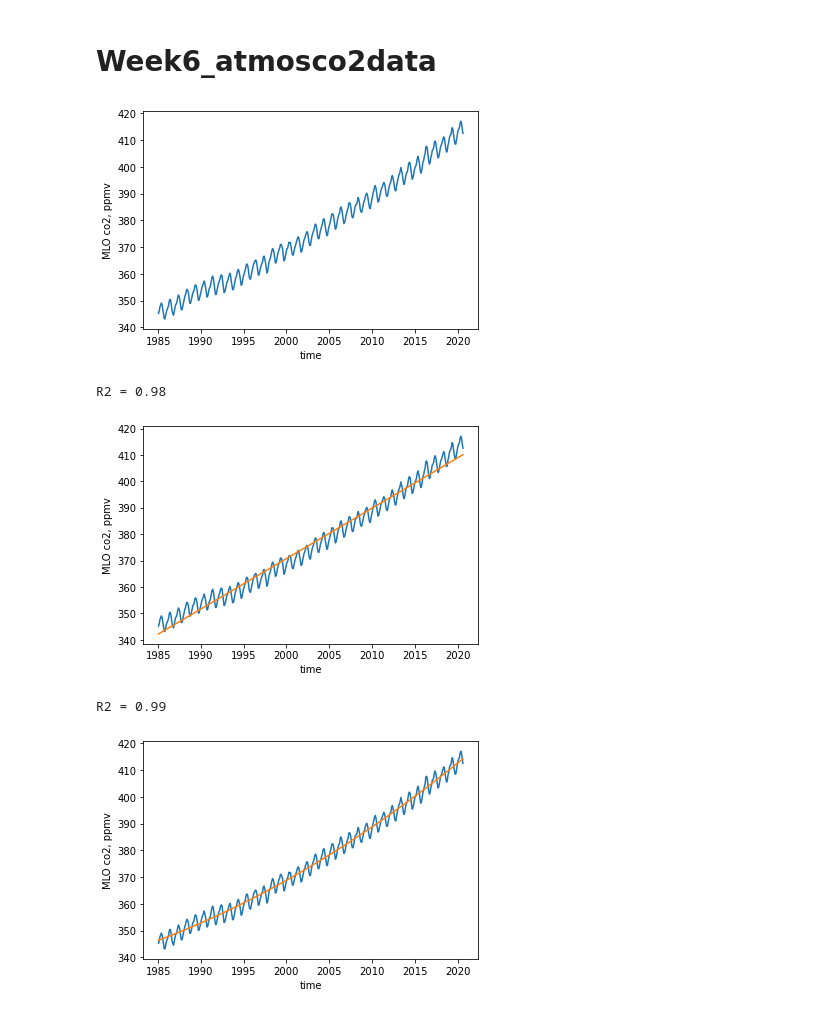
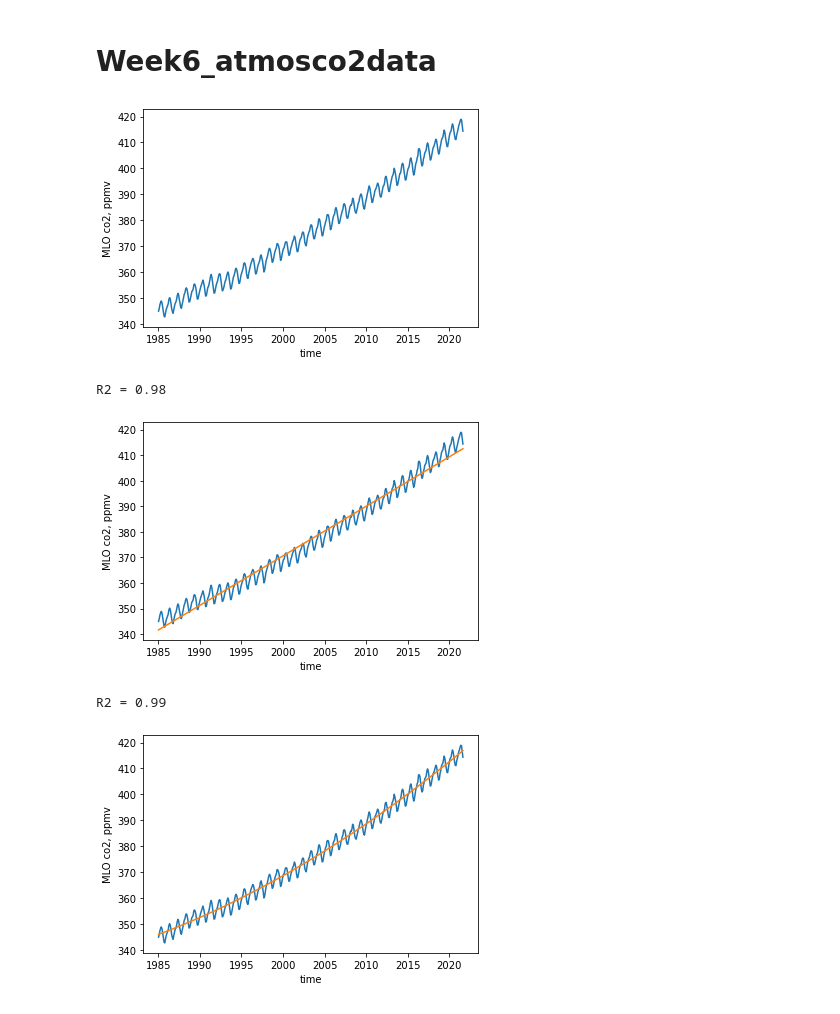
Before and after one commit to eas2655-taka/python_scripts, a Jupyter notebook: F2021/week6_MLR_atmosCO2.ipynb, the cells around one changed output. Cells and saved outputs as stored; diff of their text form; code cells hidden in the pictures.

```diff
--- a/F2021/week6_MLR_atmosCO2.ipynb
+++ b/F2021/week6_MLR_atmosCO2.ipynb
@@ -5,19 +5,22 @@ import numpy as np
 import pandas as pd
 import matplotlib.pyplot as plt
 # %%
-df=pd.read_csv('co2_mlo.tsv',delimiter='\t')
+df=pd.read_csv('https://scrippsco2.ucsd.edu/assets/data/' \
+               +'atmospheric/stations/in_situ_co2/monthly/monthly_in_situ_co2_mlo.csv',skiprows=54)
 data=df.to_numpy()
-time=data[:,2]
-co2=data[:,3]
+time=data[3:,3].astype(float)
+co2=data[3:,4].astype(float)
+co2[co2<0]=np.nan
+#df
 # %%
 # let's plot from 1985
-ind=(time>=1985)
+ind=(time>=1985) & (~np.isnan(co2))
 plt.plot(time[ind],co2[ind])
 plt.xlabel('time')
 plt.ylabel('MLO co2, ppmv')
 plt.show()
 # %% [output]
-[figure, old version]
+[figure, new version]
 # %%
 # Linear regression
 # Matrix way
@@ -38,7 +41,7 @@ plt.ylabel('MLO co2, ppmv')
 plt.show()
 # %% [output]
 R2 = 0.98
-[figure, old version]
+[figure, new version]
 # %%
 # Linear regression with quadratic term
 x=time[ind]
@@ -59,7 +62,7 @@ plt.ylabel('MLO co2, ppmv')
 plt.show()
 # %% [output]
 R2 = 0.99
-[figure, old version]
+[figure, new version]
 # %%
 # Linear regression with quadratic term and sine/cosine with one year periodicity
 # Matrix way
```
Also changed, not shown: parts of 1 cell of this notebook.
